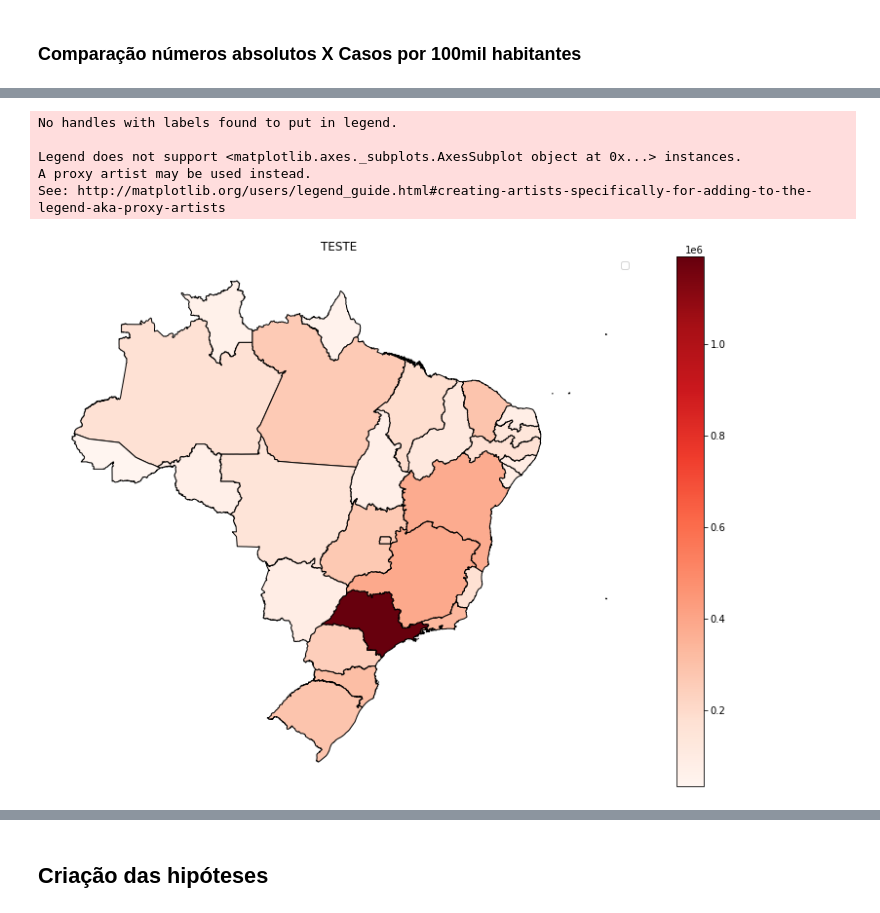
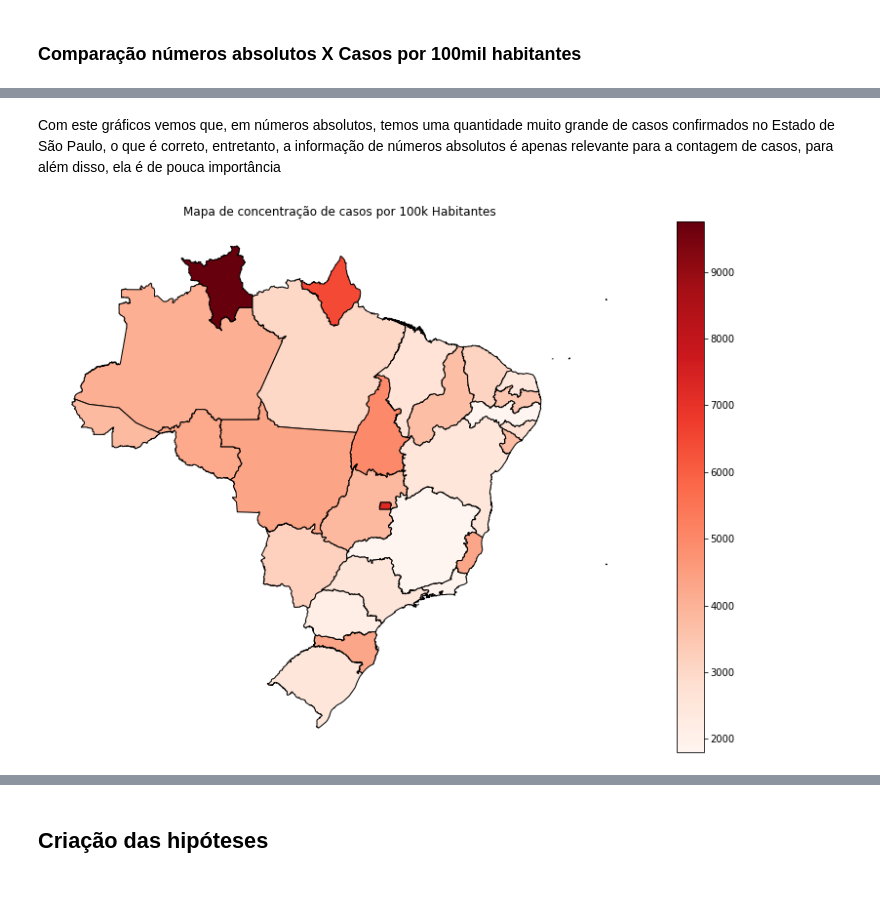
Before and after one commit to Kensawa94/Portifolio-Alura, a Jupyter notebook: Desafios/Desafio_modulo_1/Desafio_1_COVID.ipynb, the cells around one changed output, grey strips where cells are left out. Drawn from its saved outputs; the diff is of its cells as text; code cells hidden in the pictures.

Commit message:
Análise Casos confirmados

```diff
--- a/Desafios/Desafio_modulo_1/Desafio_1_COVID.ipynb
+++ b/Desafios/Desafio_modulo_1/Desafio_1_COVID.ipynb
@@ -176,3 +176,5 @@ datas =  Brasil_MAP['date'].unique()
 ## Análise dos Gráficos gerados
 # %% [markdown]
 ### Comparação números absolutos X Casos por 100mil habitantes
+# %%
+Brasil_MAP['confirmed_MM'] = Brasil_MAP['confirmed']/10e5
@@ -179,23 +198,17 @@ datas =  Brasil_MAP['date'].unique()
+# %% [markdown]
+Com este gráficos vemos que, em números absolutos, temos uma quantidade muito grande de casos confirmados no Estado de São Paulo, o que é correto, entretanto, a informação de números absolutos é apenas relevante para a contagem de casos, para além disso, ela é de pouca importância
 # %%
-#Brasil_MAP = Brasil_MAP['']
 plot = Brasil_MAP[Brasil_MAP['date']=='2020-11-19'].plot(
-      column = 'confirmed',
+      column = 'confirmed_per_100k_inhabitants',
       cmap = 'Reds',
       figsize = (16,10),
       legend = True,
       edgecolor = 'black'
 
   )
+plot.axis('off')
 
-plot.axis('off')
-plt.legend(loc='center left', bbox_to_anchor=(1.0, 0.5))
-plt.legend([plot],['CASOS CONFIRMADOS'])
-plt.title('TESTE')
+plt.title('Mapa de concentração de casos por 100k Habitantes')
 plt.show()
 # %% [output]
-No handles with labels found to put in legend.
-
-Legend does not support <matplotlib.axes._subplots.AxesSubplot object at 0x...> instances.
-A proxy artist may be used instead.
-See: http://matplotlib.org/users/legend_guide.html#creating-artists-specifically-for-adding-to-the-legend-aka-proxy-artists
-[figure, old version]
+[figure, new version]
```
Also changed, not shown: parts of 2 cells of this notebook.
